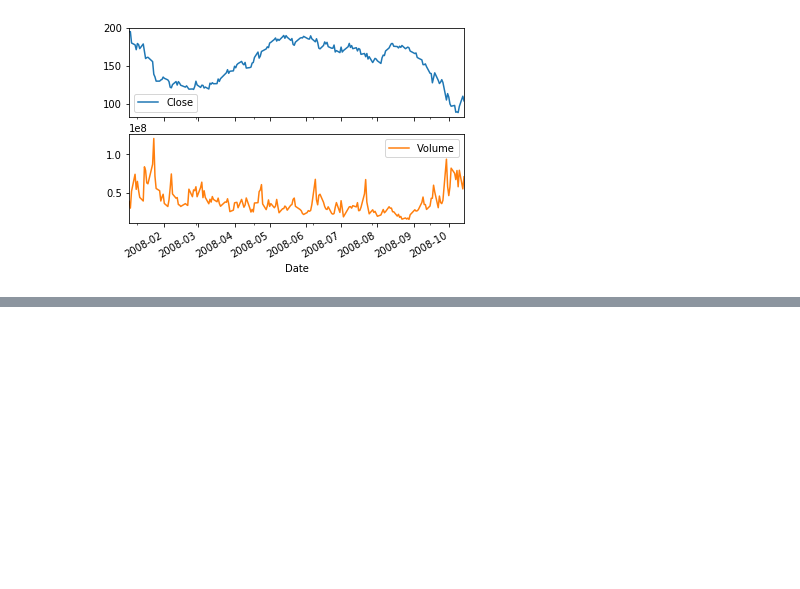
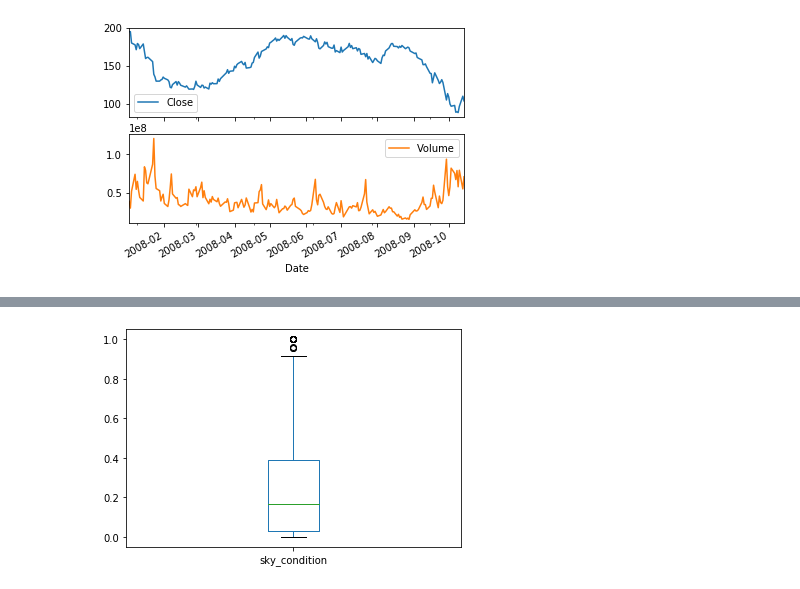
Before and after one commit to MikaelaKlein/Datacamp-Courses, a Jupyter notebook: Data Scientist with Python/08 - pandas Foundations.ipynb, the cells around one changed output, grey strips where cells are left out. Saved outputs shown, nothing was run; the diff lists cells and outputs as text; code cells hidden in the pictures; blank space fills up the shorter version.

```diff
--- a/Data Scientist with Python/08 - pandas Foundations.ipynb
+++ b/Data Scientist with Python/08 - pandas Foundations.ipynb
@@ -1074,0 +1100,3 @@ plt.show()
+# %%
+df = pd.read_csv('datasets/1981-2010 NOAA Austin Climate Normals.csv', header = None)
+df.head()
@@ -1074,0 +1328,13 @@ plt.show()
+# %%
+# From previous steps
+is_sky_clear = df_clean['sky_condition'] == 'CLR'
+resampled = is_sky_clear.resample('D')
+sunny_hours = resampled.sum()
+total_hours = resampled.count()
+sunny_fraction = sunny_hours / total_hours
+
+# Make a box plot of sunny_fraction
+sunny_fraction.plot(kind='box')
+plt.show()
+# %% [output]
+[figure, added]
```
Also changed, not shown: parts of 16 cells of this notebook.
